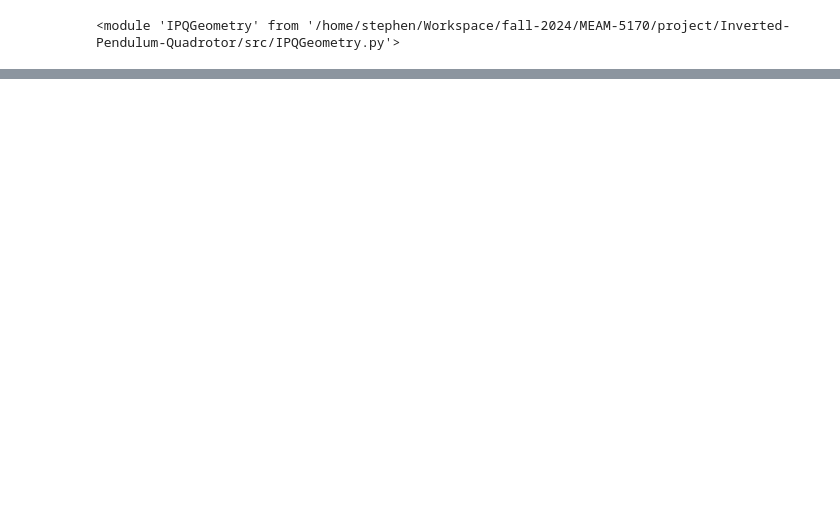
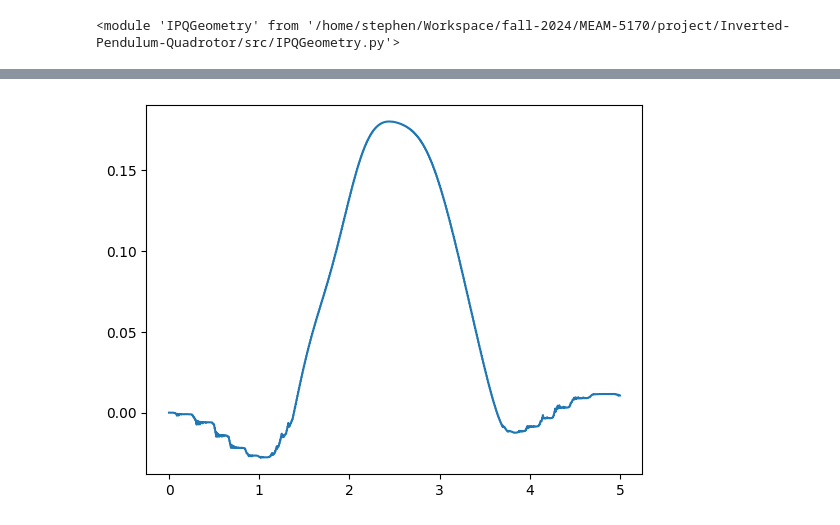
Before and after one commit to Meow404/Inverted-Pendulum-Quadrotor, a Jupyter notebook: src/Dynamics.ipynb, the cells around one changed output, grey strips where cells are left out. Cells and saved outputs as stored; diff of their text form; code cells hidden in the pictures; blank space fills up the shorter version.

```diff
--- a/src/Dynamics.ipynb
+++ b/src/Dynamics.ipynb
@@ -745,0 +1416,5 @@ Invoked with: <__main__.InvertedPendulumQuadrotorGeometry object at 0x...>, 'geo
+# %%
+plt.plot(np.linspace(0, 5, len(state_list)), np.array(state_list)[:,8])
+plt.show()
+# %% [output]
+[figure, added]
```
Also changed, not shown: parts of 23 cells of this notebook.
